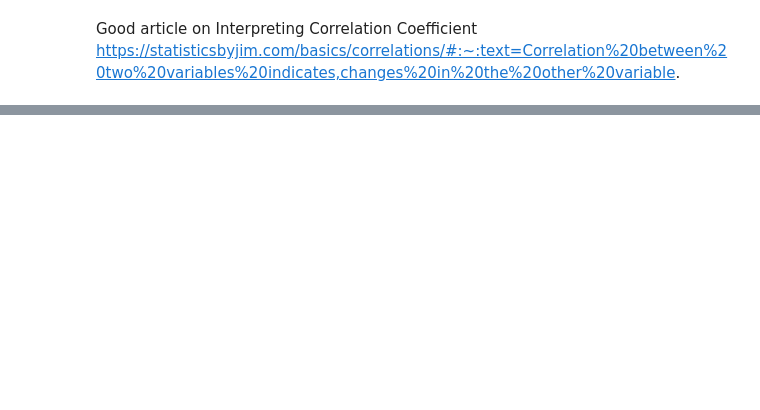
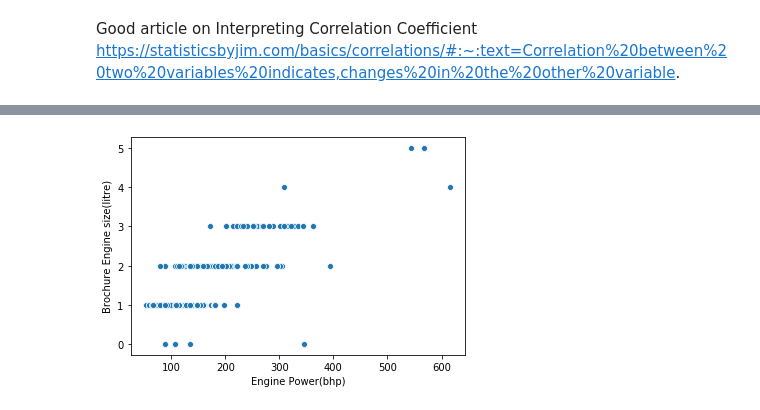
Before and after one commit to ShikharGhimire/ScrapeTheGum, a Jupyter notebook: fiveseatercars.ipynb, the cells around one changed output, grey strips where cells are left out. Saved outputs shown, nothing was run; the diff lists cells and outputs as text; code cells hidden in the pictures; blank space fills up the shorter version.

```diff
--- a/fiveseatercars.ipynb
+++ b/fiveseatercars.ipynb
@@ -387,0 +375,6 @@ plt.show()
+# %%
+#Plotting the correlation between brochure engine size and engine power
+ax = sns.scatterplot(x='Engine Power(bhp)',y = 'Brochure Engine size(litre)',data = final_dataset)
+plt.show()
+# %% [output]
+[figure, added]
```
Also changed, not shown: parts of 9 cells of this notebook.
